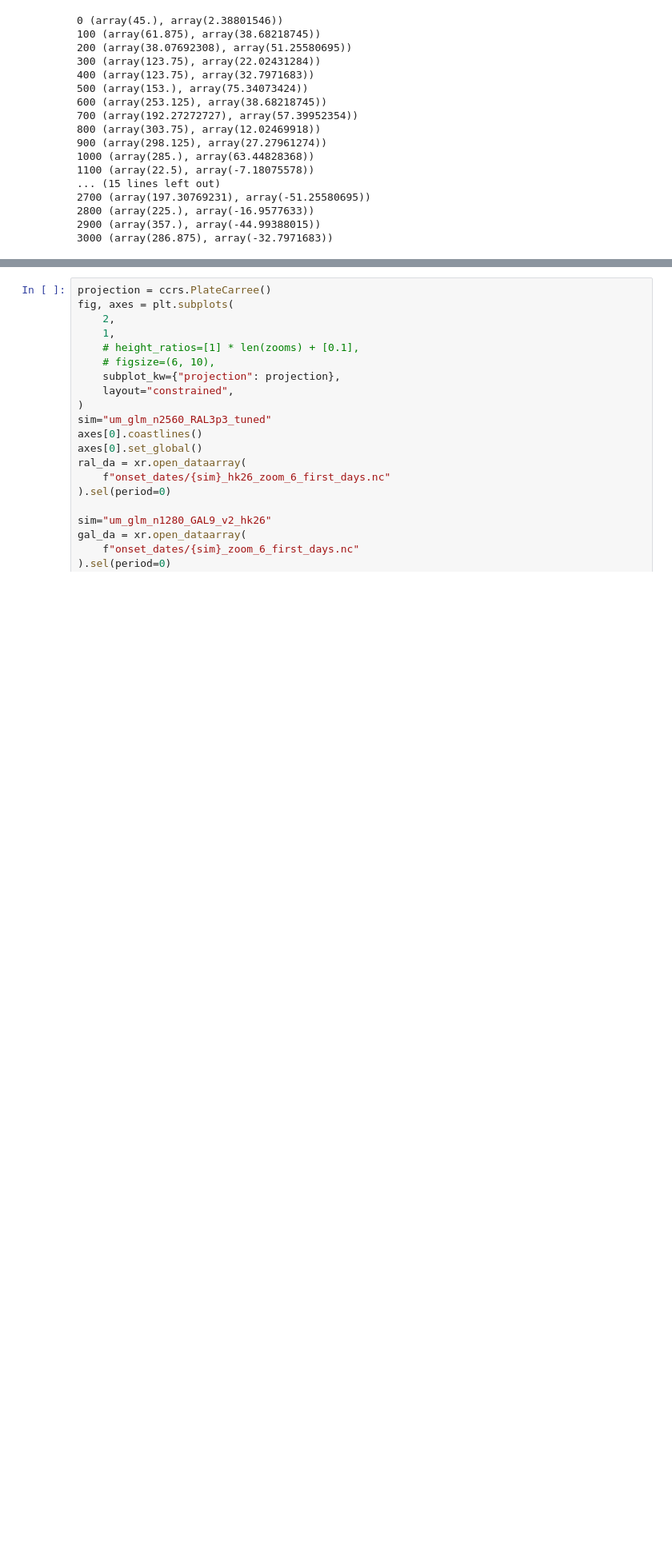
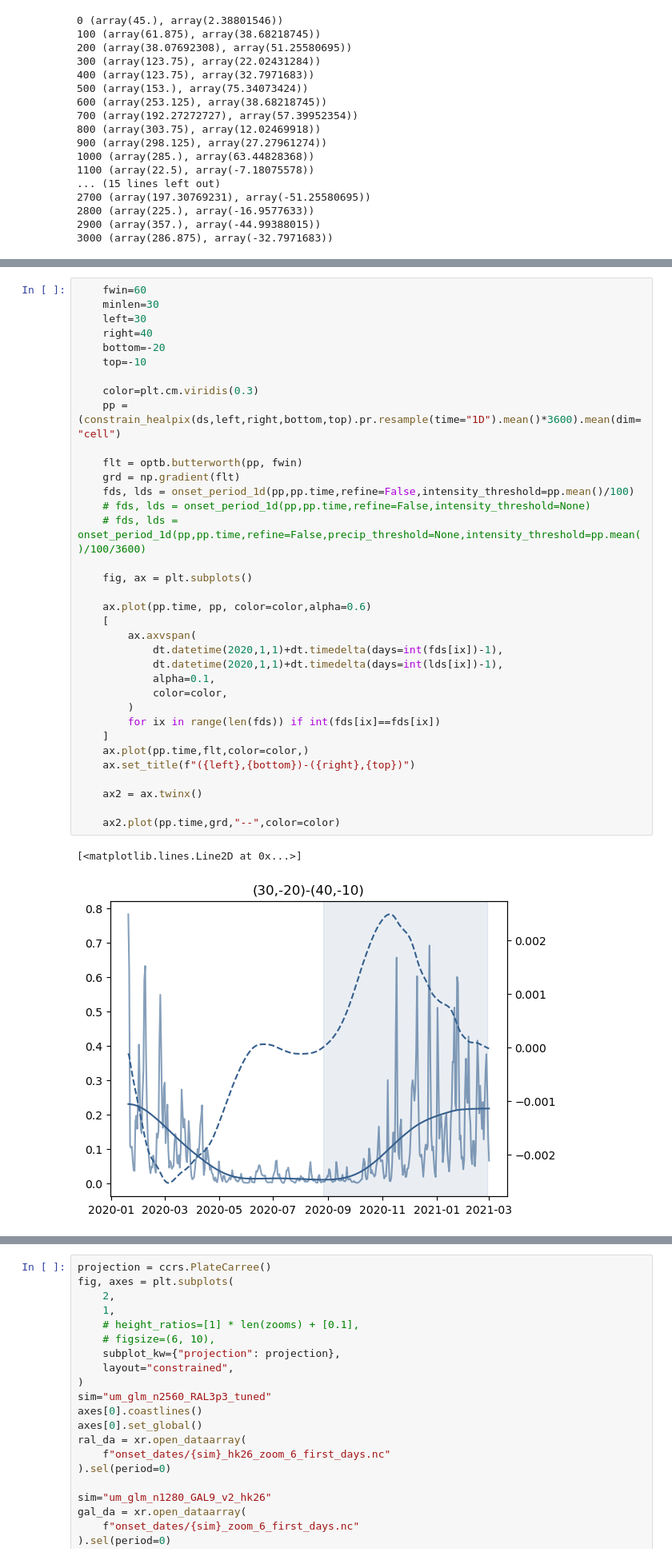
Before and after one commit to fran-morris-research/hackathon-monsoons, a Jupyter notebook: onset_identification/onset_period_visualisation.ipynb, the cells around one changed output, grey strips where cells are left out. Shown at 80% size. Saved outputs shown, nothing was run; the diff lists cells and outputs as text; blank space fills up the shorter version.

```diff
--- a/onset_identification/onset_period_visualisation.ipynb
+++ b/onset_identification/onset_period_visualisation.ipynb
@@ -202,0 +211,38 @@ for cell_ix in [2250]:
+# %%
+    fwin=60
+    minlen=30
+    left=30
+    right=40
+    bottom=-20
+    top=-10
+
+    color=plt.cm.viridis(0.3)
+    pp = (constrain_healpix(ds,left,right,bottom,top).pr.resample(time="1D").mean()*3600).mean(dim="cell")
+
+    flt = optb.butterworth(pp, fwin)
+    grd = np.gradient(flt)
+    fds, lds = onset_period_1d(pp,pp.time,refine=False,intensity_threshold=pp.mean()/100)
+    # fds, lds = onset_period_1d(pp,pp.time,refine=False,intensity_threshold=None)
+    # fds, lds = onset_period_1d(pp,pp.time,refine=False,precip_threshold=None,intensity_threshold=pp.mean()/100/3600)
+
+    fig, ax = plt.subplots()
+
+    ax.plot(pp.time, pp, color=color,alpha=0.6)
+    [
+        ax.axvspan(
+            dt.datetime(2020,1,1)+dt.timedelta(days=int(fds[ix])-1),
+            dt.datetime(2020,1,1)+dt.timedelta(days=int(lds[ix])-1),
+            alpha=0.1,
+            color=color,
+        )
+        for ix in range(len(fds)) if int(fds[ix]==fds[ix])
+    ]
+    ax.plot(pp.time,flt,color=color,)
+    ax.set_title(f"({left},{bottom})-({right},{top})")
+
+    ax2 = ax.twinx()
+
+    ax2.plot(pp.time,grd,"--",color=color)
+# %% [output]
+[<matplotlib.lines.Line2D at 0x...>]
+[figure, added]
```
Also changed, not shown: parts of 5 cells of this notebook.
